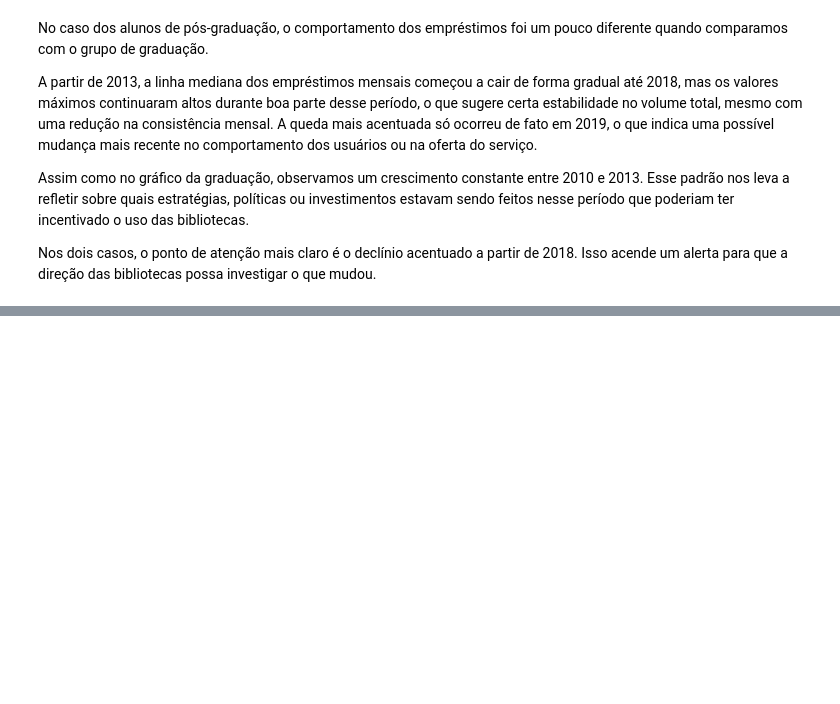
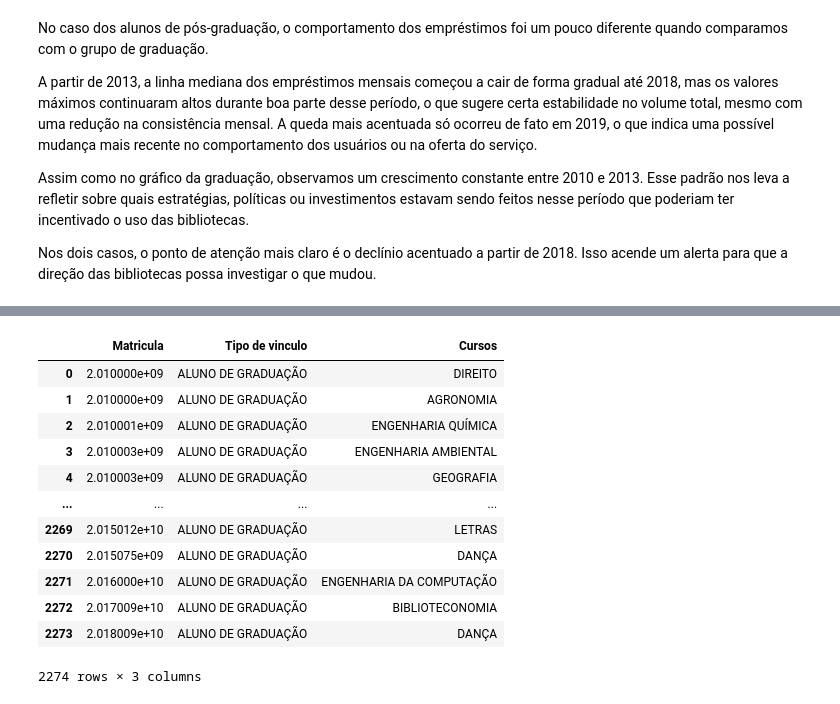
Before and after one commit to Douglas-Lucarelli/analise-dados-biblioteca-ufrn, a Jupyter notebook: analise_biblioteca.ipynb, the cells around one changed output, grey strips where cells are left out. Drawn from its saved outputs; the diff is of its cells as text; code cells hidden in the pictures; blank space fills up the shorter version.

```diff
--- a/analise_biblioteca.ipynb
+++ b/analise_biblioteca.ipynb
@@ -845,0 +860,16 @@ Nos dois casos, o ponto de atenção mais claro é o declínio acentuado a parti
+# %%
+cadastro_alunos_apos_2010
+# %% [output]
+|  | Matricula | Tipo de vinculo | Cursos |
+| 0 | 2.010000e+09 | ALUNO DE GRADUAÇÃO | DIREITO |
+| 1 | 2.010000e+09 | ALUNO DE GRADUAÇÃO | AGRONOMIA |
+| 2 | 2.010001e+09 | ALUNO DE GRADUAÇÃO | ENGENHARIA QUÍMICA |
+| 3 | 2.010003e+09 | ALUNO DE GRADUAÇÃO | ENGENHARIA AMBIENTAL |
+| 4 | 2.010003e+09 | ALUNO DE GRADUAÇÃO | GEOGRAFIA |
+| ... | ... | ... | ... |
+| 2269 | 2.015012e+10 | ALUNO DE GRADUAÇÃO | LETRAS |
+| 2270 | 2.015075e+09 | ALUNO DE GRADUAÇÃO | DANÇA |
+| 2271 | 2.016000e+10 | ALUNO DE GRADUAÇÃO | ENGENHARIA DA COMPUTAÇÃO |
+| 2272 | 2.017009e+10 | ALUNO DE GRADUAÇÃO | BIBLIOTECONOMIA |
+| 2273 | 2.018009e+10 | ALUNO DE GRADUAÇÃO | DANÇA |
+2274 rows × 3 columns
```
Also changed, not shown: parts of 24 cells of this notebook.
